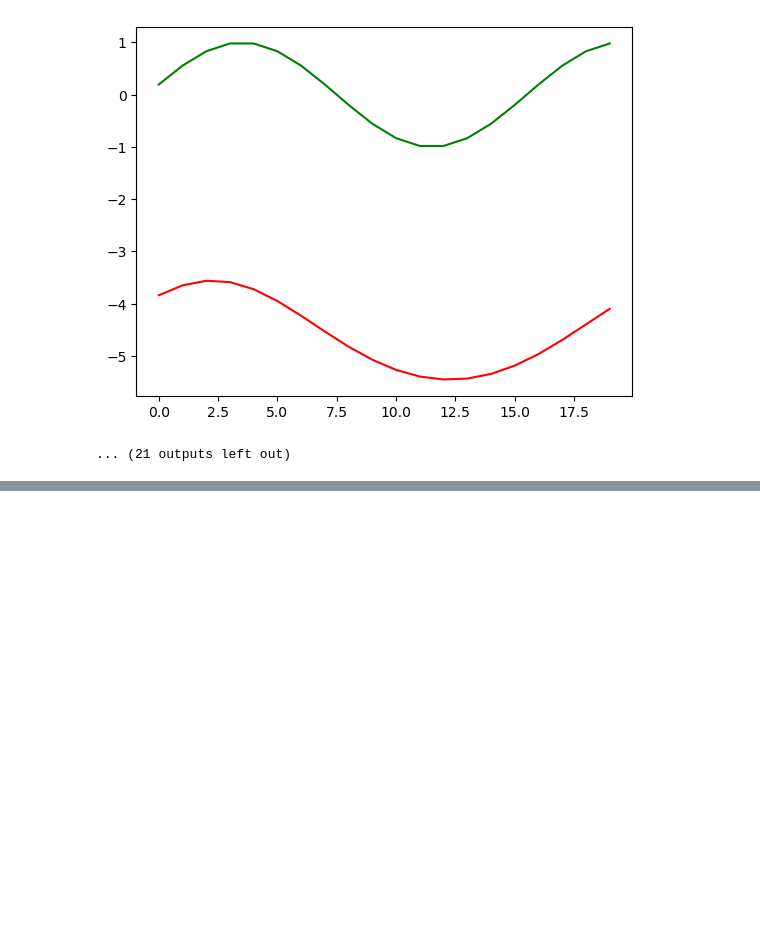
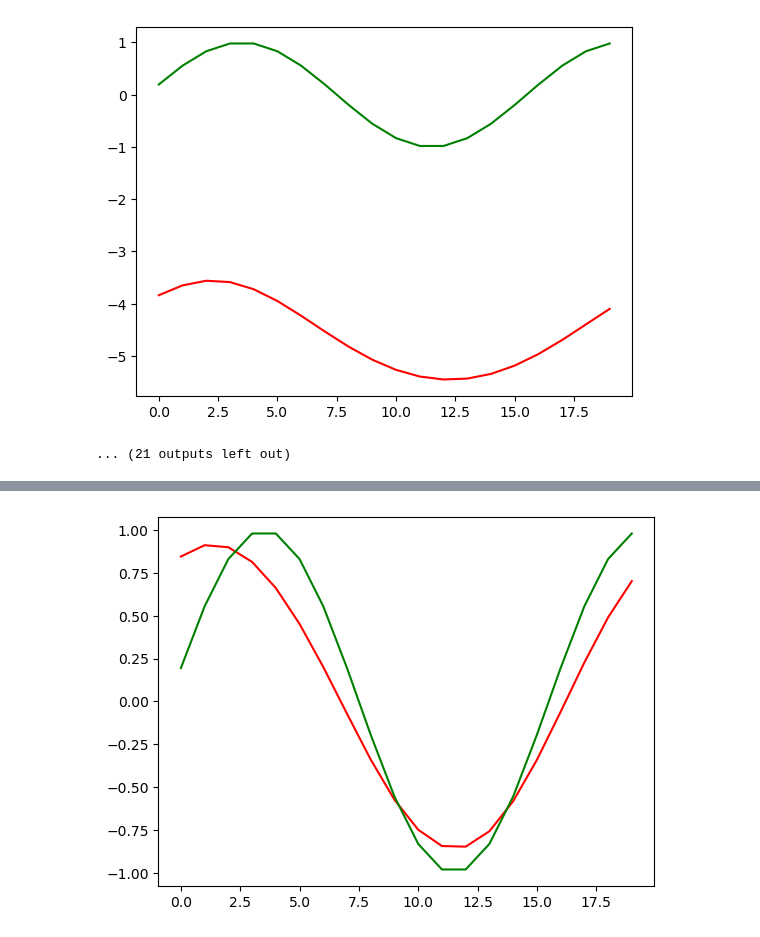
Before and after one commit to retter-berkeley/MLC_PDE, a Jupyter notebook: PDE_MLC.ipynb, the cells around one changed output, grey strips where cells are left out. Drawn from its saved outputs; the diff is of its cells as text; code cells hidden in the pictures; blank space fills up the shorter version.

```diff
--- a/PDE_MLC.ipynb
+++ b/PDE_MLC.ipynb
@@ -1764,3 +1746,95 @@ diverge
 0 21.01469148241793 ['math.cos', 'math.cos', 'math.cos', 'math.cos', 'math.sin', '*', 'math.cos', 'math.sin', '-', '*', 's19', 's21', '-', '*', 's3', 'math.cos', 's12', 's20', 'math.cos', 'math.sin',  ...
 [figure]
 ... (21 outputs left out)
+# %%
+from pde import DiffusionPDE, ScalarField, UnitGrid
+import matplotlib.pyplot as plt
+
+grid = pde.CartesianGrid([[0, 10], [0, 10]], [20, 20], periodic=[True, True]) # generate grid, remove if use gym
+state = ScalarField.random_uniform(grid, 0.0, 0.2)  #remove if use gym
+bc_y="periodic"
+#bc_x="periodic"
+eq = PDE({"u": "-gradient_squared(u) / 2 - laplace(u + laplace(u))"}, bc=[bc_y, bc_y])
+solver=pde.ExplicitSolver(eq, scheme="euler", adaptive = True)
+#result = eq.solve(state, t_range=dt, adaptive=True, tracker=None)
+stepper=solver.make_stepper(state, dt=1e-3)
+
+best=['-', 's14', 'math.sin', '*', 'math.sin', 'math.cos', 's11', '*', '-', 'math.sin', 'math.cos', '+', 's8', 'math.cos', 'math.sin', 'math.cos', 's21', 'math.sin', 'math.tanh', 'math.log', '-', '-', 's3', 's4', 'math.exp', '+', 'math.sin', 'math.log', '+', 'math.tanh', 's0', 's6', '+', '*', 'math.tanh', 's16', '*', 's5', 7.836, 'math.log', '*', 'math.cos', 's18', 's5', '-', '-', 'math.sin', 'math.cos', 's21', '+', '+', 's16', 's7', '*', 's11', 'math.exp', '*', 's21', 's4', '-', 'math.sin', 's5', 'math.cos', '*', 'math.sin', 's18', 'math.exp', '*', 's21', 's18']
+
+left_bound=np.full(len(grid.axes_coords[1]), grid.axes_bounds[0][0].item())  #
+left_bound=np.vstack((left_bound, grid.axes_coords[1]))
+right_bound=np.full(len(grid.axes_coords[1]), grid.axes_bounds[0][1].item())#
+right_bound=np.vstack((right_bound, grid.axes_coords[1]))
+
+# bottom_bound=grid.axes_coords[0]
+# bottom_bound=np.vstack((bottom_bound, np.full(len(bottom_bound), grid.axes_bounds[1][0].item())))
+# top_bound=grid.axes_coords[0]
+# top_bound=np.vstack((top_bound, np.full(len(top_bound), grid.axes_bounds[1][1].item())))
+
+# #initialize arrays to hold control inputs along each boundary
+left_control=np.zeros(grid.shape[1])
+right_control=np.zeros(grid.shape[1])
+dt=0.1
+
+Num_sens=grid.shape[0]
+Ns=2+Num_sens
+t_current=0
+for i in range(150):
+    control_name=best
+    #need to replace each "sensor" value with updated observation
+    #will need to also replace x and y values for controller locations, which result in a vector of results
+    #one element per controller
+    #probably have each controller operate across several cells
+    #best to just make an array of control inputs here or in gym and then push to py-pde boundary as value
+    s=state.data[9,:] #change to implemetn state if gym
+    #to make control/boundary array, first update algorthim variables with sensor values (1:n-2 variables)
+    for j in range(Num_sens):
+        obs_name='s'+str(j)
+        control_name=[s[j].item() if c==obs_name else c for c in control_name]
+
+    for j in range(grid.shape[0]):
+        #left bound
+        holder_left=copy.copy(control_name)
+        holder_right=copy.copy(control_name)
+
+        for l in range(Num_sens, Ns):
+            obs_name='s'+str(l)
+            holder_left=[left_bound[l-Num_sens,j].item() if c==obs_name else c for c in holder_left]
+            holder_right=[right_bound[l-Num_sens,j].item() if c==obs_name else c for c in holder_right]
+
+        k,dummy=gp.evaluate(holder_left)
+        #k=10.*k
+        if k>10:  k=10.0
+        elif k<-10:  k=-10.0
+        left_control[j]=k
+
+        # kr,dummy=gp.evaluate(holder_right)
+        # if kr>50:  kr=50.0
+        # elif kr<-50:  kr=-50.0
+        # right_control[j]=kr
+
+    #bc_x=[bc_x_left, bc_x_right]
+
+
+    #implement.state.data[:,1]=left_control #uncomment for gym
+    state.data[1,:]=left_control #coordinates will be 1*dx off, so not "leaerning" exact physics
+    #state.data[18,:]=right_control
+    start=time.time()
+
+    t_current=stepper(state, t_current, t_current+dt)
+
+    t_check=time.time()-start
+    result=state
+
+print(state.data[9,:])
+target=1.*np.sin(0.25*grid.axes_coords[1]*3.14159265)
+print(target)
+reward=(state.data[9,:]-target)**2
+print(state.data[9,:]-target)
+print(math.sqrt(np.sum(np.sum(reward))))
+
+plt.plot(state.data[9,:], 'r') # plotting t, a separately
+#plt.plot(state.data[:,9], 'b') # plotting t, b separately
+plt.plot(target, 'g') # plotting t, c separately
+plt.show()
+# %% [output]
@@ -1766,0 +1854 @@ diverge
+[figure, added]
```
Also changed, not shown: parts of 3 cells of this notebook.
